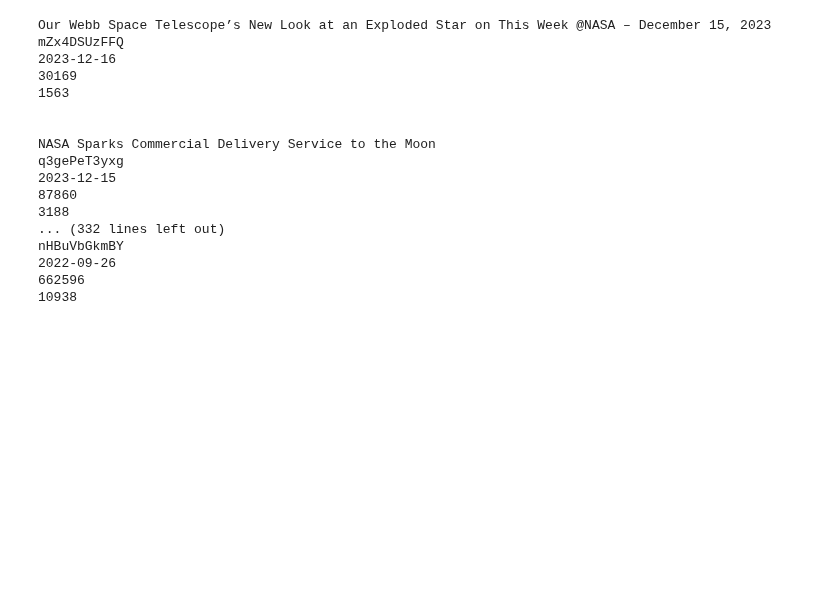
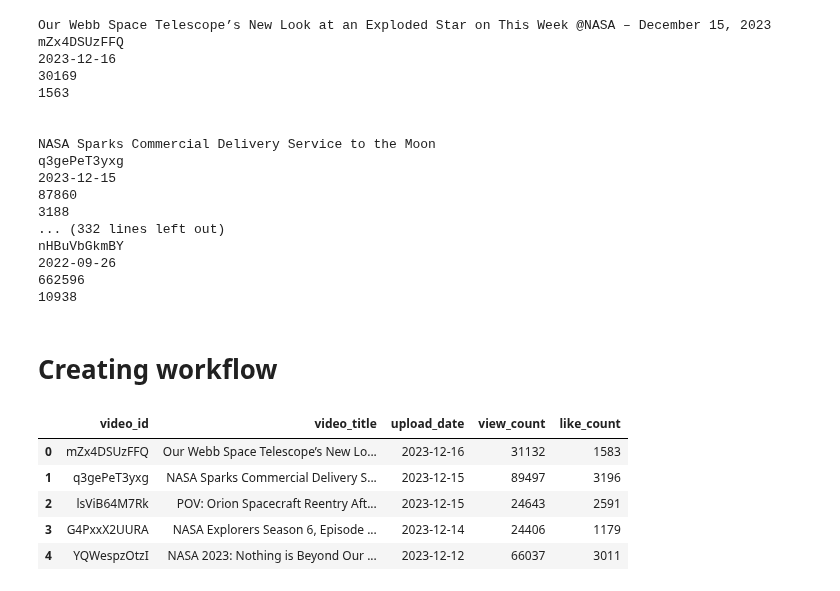
Before and after one commit to Ada-Lovelace-Akademi/data-science, a Jupyter notebook: week-4/4-api-youtube.ipynb, the cells around one changed output. Saved outputs shown, nothing was run; the diff lists cells and outputs as text; code cells hidden in the pictures; blank space fills up the shorter version.

```diff
--- a/week-4/4-api-youtube.ipynb
+++ b/week-4/4-api-youtube.ipynb
@@ -191,3 +189,5 @@ for video in response['items']:
         },
         ignore_index = True
         )
+# %% [markdown]
+# Creating workflow
@@ -193,0 +209,43 @@ for video in response['items']:
+# %%
+def get_videos_from_channel(df, channel_id, youtube_api_key):
+    # make API call
+    pageToken = ""
+    url = "https://www.googleapis.com/youtube/v3/search?key="+youtube_api_key+"&channelId="+channel_id+"&part=snippet,id&order=date&maxResults=1000"+pageToken
+
+    response = requests.get(url).json()
+    time.sleep(3)
+
+    for video in response['items']:
+        if video['id']['kind'] == 'youtube#video':
+            video_title = video['snippet']['title']
+            video_id = video['id']['videoId']
+            upload_date = video['snippet']['publishedAt']
+            upload_date= str(upload_date).split("T")[0]
+
+            view_count, like_count = get_video_statistics(video_id, youtube_api_key)
+
+            #save in pandas df
+            df = df._append({
+                "video_id": video_id,
+                "video_title": video_title,
+                "upload_date": upload_date,
+                "view_count": view_count,
+                "like_count": like_count
+            },
+            ignore_index = True
+            )
+    return df
+# %%
+CHANNEL_ID = "UCLA_DiR1FfKNvjuUpBHmylQ"
+
+df = pd.DataFrame(columns=["video_id","video_title","upload_date","view_count","like_count"])
+youtube_data = get_videos_from_channel(df, CHANNEL_ID, YOUTUBE_API_KEY)
+# %%
+youtube_data.head()
+# %% [output]
+|  | video_id | video_title | upload_date | view_count | like_count |
+| 0 | mZx4DSUzFFQ | Our Webb Space Telescope’s New Lo... | 2023-12-16 | 31132 | 1583 |
+| 1 | q3gePeT3yxg | NASA Sparks Commercial Delivery S... | 2023-12-15 | 89497 | 3196 |
+| 2 | lsViB64M7Rk | POV: Orion Spacecraft Reentry Aft... | 2023-12-15 | 24643 | 2591 |
+| 3 | G4PxxX2UURA | NASA Explorers Season 6, Episode ... | 2023-12-14 | 24406 | 1179 |
+| 4 | YQWespzOtzI | NASA 2023: Nothing is Beyond Our ... | 2023-12-12 | 66037 | 3011 |
```
Also changed, not shown: parts of 4 cells of this notebook.
